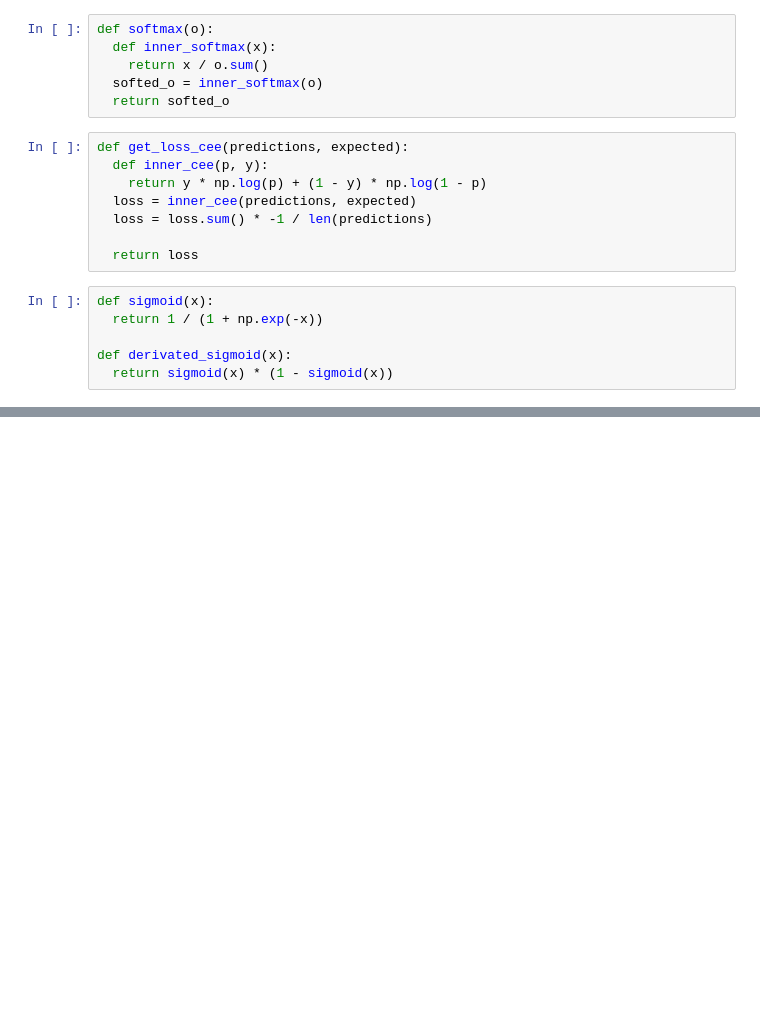
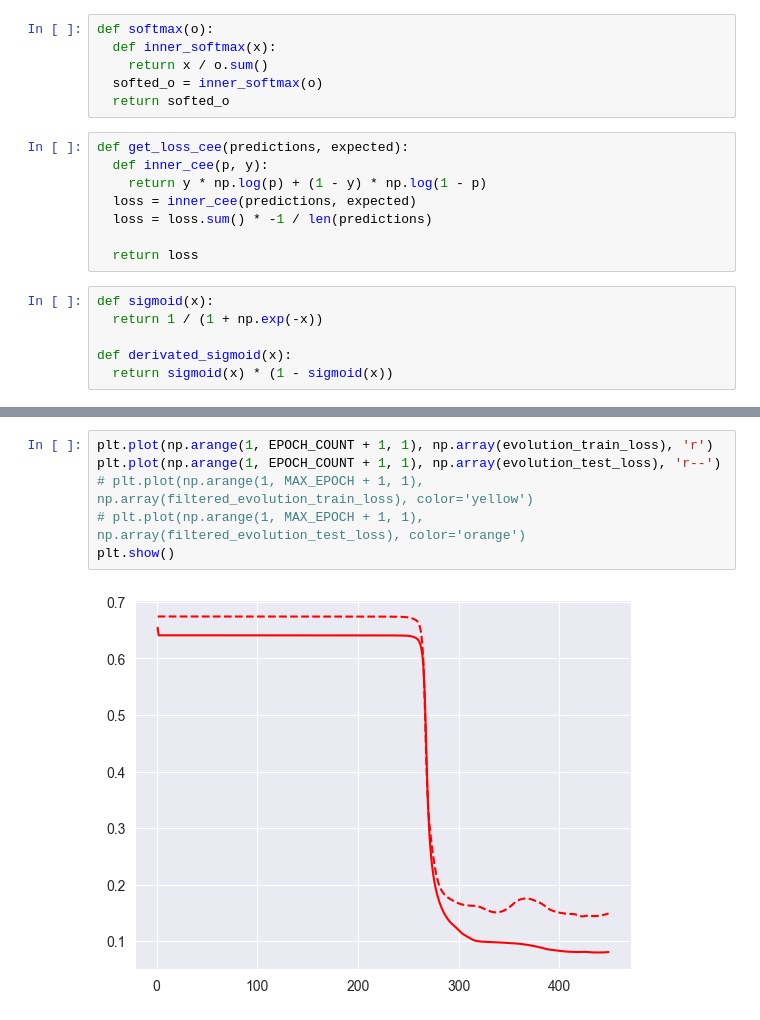
Before and after one commit to dosokin/42_multilayer_perceptron, a Jupyter notebook: multilayer-perceptron.ipynb, the cells around one changed output, grey strips where cells are left out. Saved outputs shown, nothing was run; the diff lists cells and outputs as text; blank space fills up the shorter version.

```diff
--- a/multilayer-perceptron.ipynb
+++ b/multilayer-perceptron.ipynb
@@ -348,0 +550,8 @@ def save_model(nn, filename):
+# %%
+plt.plot(np.arange(1, EPOCH_COUNT + 1, 1), np.array(evolution_train_loss), 'r')
+plt.plot(np.arange(1, EPOCH_COUNT + 1, 1), np.array(evolution_test_loss), 'r--')
+# plt.plot(np.arange(1, MAX_EPOCH + 1, 1), np.array(filtered_evolution_train_loss), color='yellow')
+# plt.plot(np.arange(1, MAX_EPOCH + 1, 1), np.array(filtered_evolution_test_loss), color='orange')
+plt.show()
+# %% [output]
+[figure, added]
```
Also changed, not shown: parts of 23 cells of this notebook, 7 other files.
